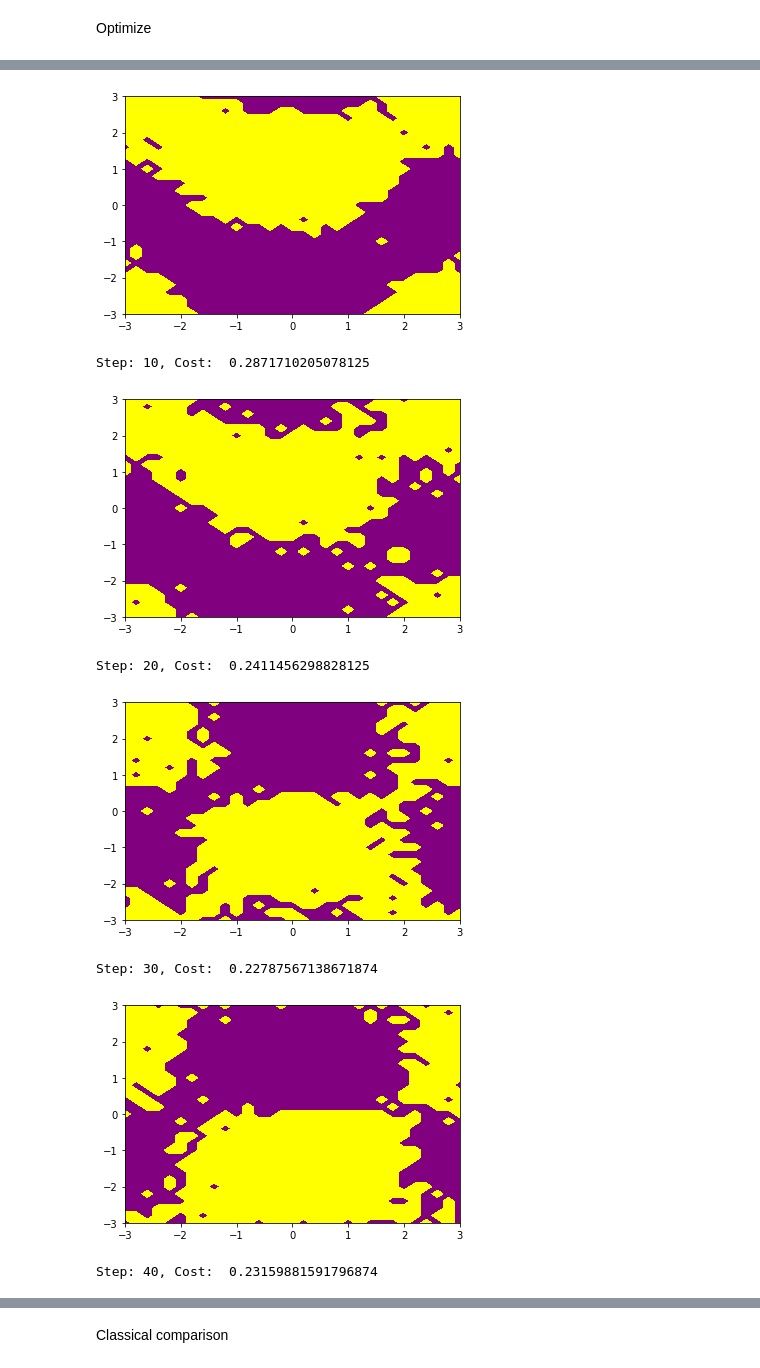
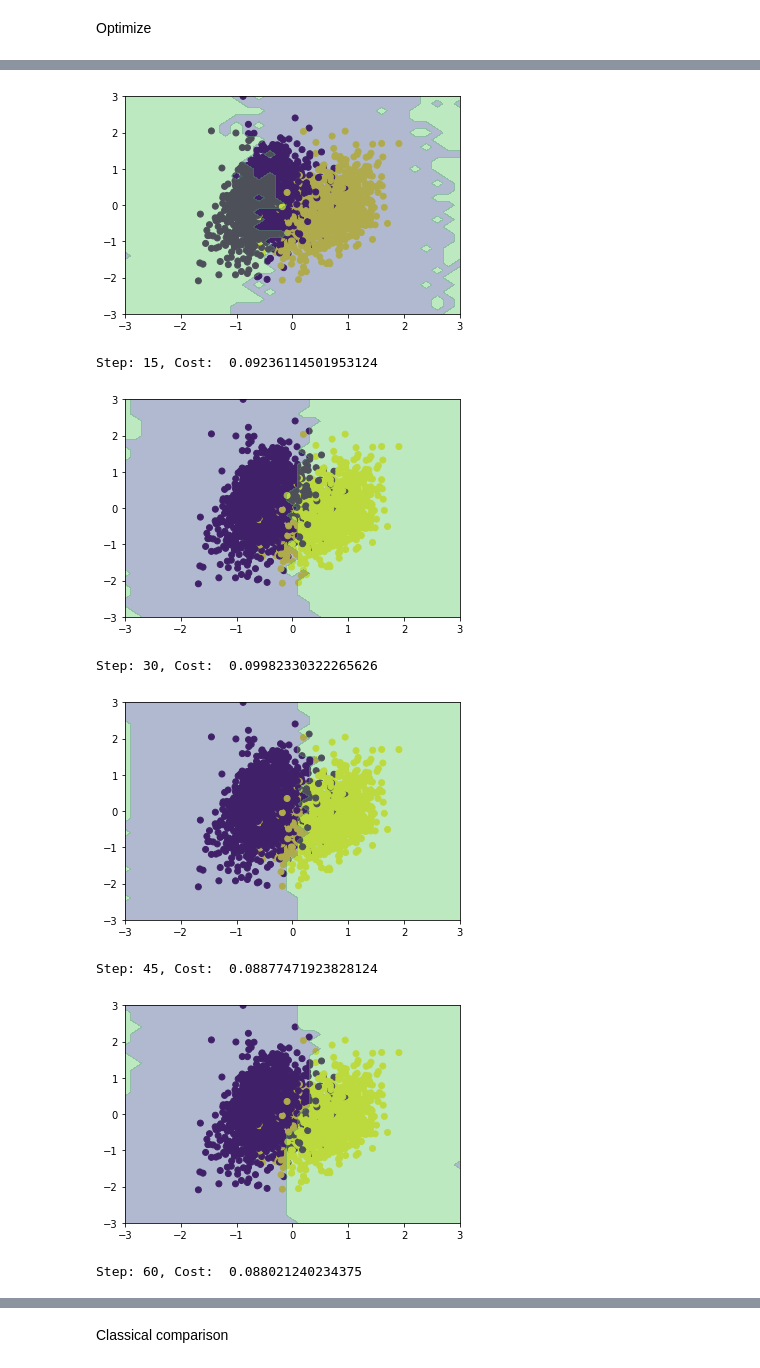
Before and after one commit to ivang/QHack-Q-Reply-2021, a Jupyter notebook: q-reply_vqe-classification.ipynb, the cells around one changed output, grey strips where cells are left out. Saved outputs shown, nothing was run; the diff lists cells and outputs as text; code cells hidden in the pictures.

```diff
--- a/q-reply_vqe-classification.ipynb
+++ b/q-reply_vqe-classification.ipynb
@@ -83,13 +95,14 @@ def custom_ansatz(weights, wires):
             qml.CZ(wires=(i, i + 1)) if i + 1 < len(wires) else qml.CNOT(wires=(i, 0))
 # %%
 def circuit(params, features):
-    qml.templates.BasicEntanglerLayers(features, wires=range(n_wires))
+    #qml.templates.BasicEntanglerLayers(features, wires=range(n_wires)) # This works well
+    qml.templates.AngleEmbedding(features[0], wires=range(n_wires))
     qml.templates.StronglyEntanglingLayers(params, wires=range(n_wires))
     #qml.templates.BasicEntanglerLayers(params, wires=range(n_wires))
     #custom_ansatz(params, wires=range(n_wires))
     return qml.expval(qml.PauliX(0))
 # %%
-simulated_circuit = qml.QNode(circuit, simulator)
+simulated_circuit = qml.QNode(circuit, local_simulator)
 # %% [markdown]
 Wrappers to rescale circuit output between 0 and 1
 # %%
@@ -166,19 +183,21 @@ np.min(train_coordinates), np.max(train_coordinates)
 # %% [markdown]
 Initialize random parameters for the variational part of the circuits
 # %%
-n_variational_layers = 2
-np.random.seed(1967)
+n_variational_layers = 3
+np.random.seed(2175)
 initial_params = qml.init.strong_ent_layers_normal(n_variational_layers, n_wires)
 # %% [markdown]
 Optimize
 # %%
-opt = qml.NesterovMomentumOptimizer()
+opt = qml.NesterovMomentumOptimizer(0.05)
+#opt = qml.QNGOptimizer()
 # %%
 params = initial_params
 
 batch_size = 50
 
-for j in range(120):
+for j in range(80):
+    #print(j)
     # Get a batch of data
     batch_idx = np.random.choice(range(len(train_labels)), batch_size, replace=False)
     batch_features = train_coordinates[batch_idx]
@@ -187,14 +206,18 @@ for j in range(120):
     params, prev_cost = opt.step_and_cost(lambda p: squareloss_cost(p, batch_features, batch_labels), params)
 
     current_cost = squareloss_cost(params, batch_features, batch_labels)
-    if j % 10 == 0:
+    if j % 15 == 0:
         print(f"Step: {j}, Cost: ", current_cost)
 
         inspect_classification_boundaries(
             variational_classifier_linear,
             params,
             plot_range=plot_range,
+            train_coordinates=train_coordinates,
+            train_labels=train_labels,
             grid_size=30,
+            save_fig=True,
+            fig_name=f"pictures/step_{j}.png",
         )
     #if abs(current_cost - prev_cost) < 0.001 or current_cost < 0.3:
     #    break
@@ -204,8 +227,8 @@ Step: 0, Cost:  0.31604217529296874
-[figure, old version]
+[figure, new version]
-Step: 10, Cost:  0.2871710205078125
+Step: 15, Cost:  0.09236114501953124
-[figure, old version]
+[figure, new version]
-Step: 20, Cost:  0.2411456298828125
+Step: 30, Cost:  0.09982330322265626
-[figure, old version]
+[figure, new version]
-Step: 30, Cost:  0.22787567138671874
+Step: 45, Cost:  0.08877471923828124
-[figure, old version]
+[figure, new version]
-Step: 40, Cost:  0.23159881591796874
+Step: 60, Cost:  0.088021240234375
```
Also changed, not shown: parts of 14 cells of this notebook, 19 other files.
